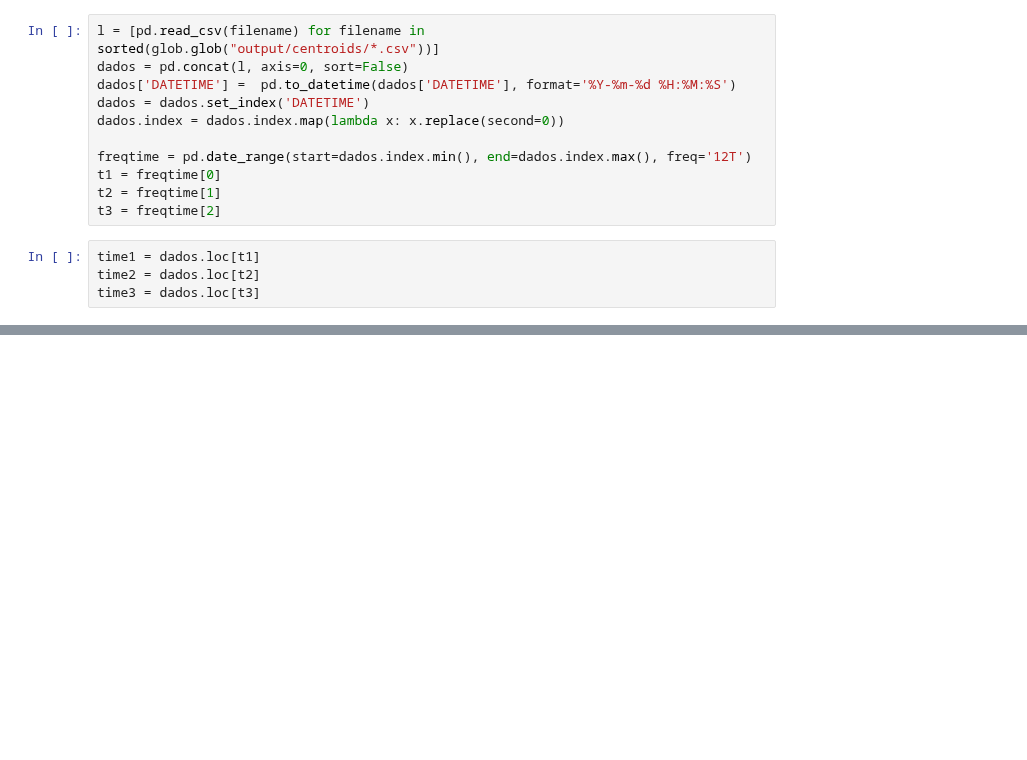
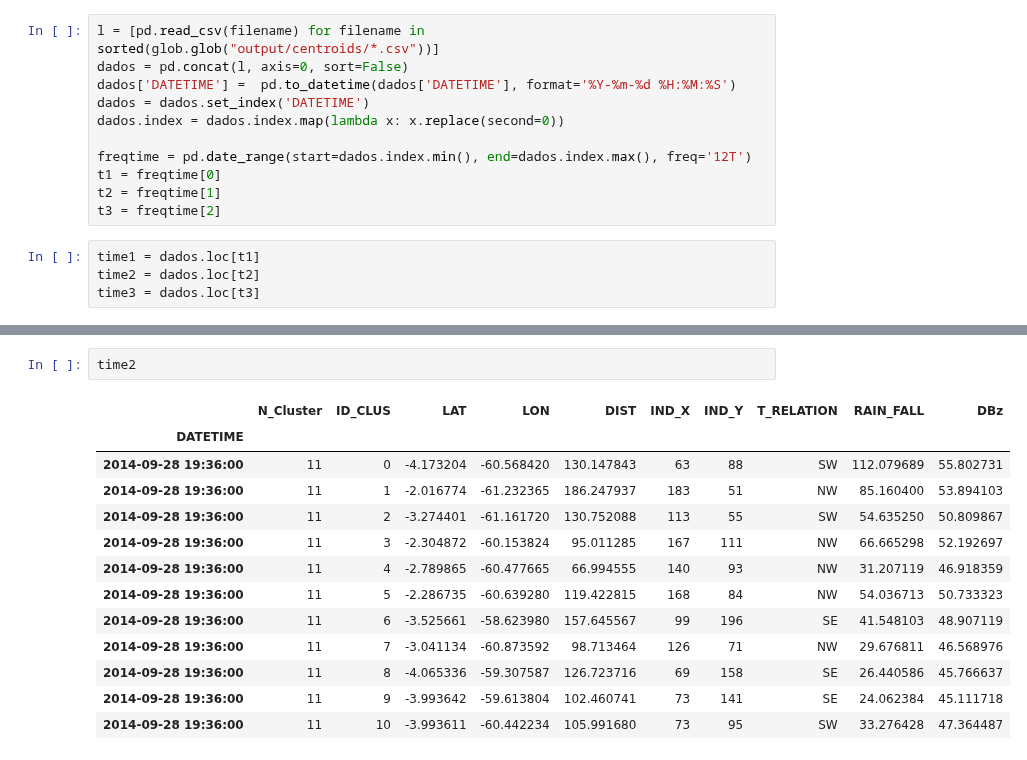
Before and after one commit to helvecioneto/CAP-394, a Jupyter notebook: 03-TRACKING-BY-HIERACLUST.ipynb, the cells around one changed output, grey strips where cells are left out. Saved outputs shown, nothing was run; the diff lists cells and outputs as text; blank space fills up the shorter version.

```diff
--- a/03-TRACKING-BY-HIERACLUST.ipynb
+++ b/03-TRACKING-BY-HIERACLUST.ipynb
@@ -22,0 +39,16 @@ time3 = dados.loc[t3]
+# %%
+time2
+# %% [output]
+|  | N_Cluster | ID_CLUS | LAT | LON | DIST | IND_X | IND_Y | T_RELATION | RAIN_FALL | DBz |
+| DATETIME |  |  |  |  |  |  |  |  |  |  |
+| 2014-09-28 19:36:00 | 11 | 0 | -4.173204 | -60.568420 | 130.147843 | 63 | 88 | SW | 112.079689 | 55.802731 |
+| 2014-09-28 19:36:00 | 11 | 1 | -2.016774 | -61.232365 | 186.247937 | 183 | 51 | NW | 85.160400 | 53.894103 |
+| 2014-09-28 19:36:00 | 11 | 2 | -3.274401 | -61.161720 | 130.752088 | 113 | 55 | SW | 54.635250 | 50.809867 |
+| 2014-09-28 19:36:00 | 11 | 3 | -2.304872 | -60.153824 | 95.011285 | 167 | 111 | NW | 66.665298 | 52.192697 |
+| 2014-09-28 19:36:00 | 11 | 4 | -2.789865 | -60.477665 | 66.994555 | 140 | 93 | NW | 31.207119 | 46.918359 |
+| 2014-09-28 19:36:00 | 11 | 5 | -2.286735 | -60.639280 | 119.422815 | 168 | 84 | NW | 54.036713 | 50.733323 |
+| 2014-09-28 19:36:00 | 11 | 6 | -3.525661 | -58.623980 | 157.645567 | 99 | 196 | SE | 41.548103 | 48.907119 |
+| 2014-09-28 19:36:00 | 11 | 7 | -3.041134 | -60.873592 | 98.713464 | 126 | 71 | NW | 29.676811 | 46.568976 |
+| 2014-09-28 19:36:00 | 11 | 8 | -4.065336 | -59.307587 | 126.723716 | 69 | 158 | SE | 26.440586 | 45.766637 |
+| 2014-09-28 19:36:00 | 11 | 9 | -3.993642 | -59.613804 | 102.460741 | 73 | 141 | SE | 24.062384 | 45.111718 |
+| 2014-09-28 19:36:00 | 11 | 10 | -3.993611 | -60.442234 | 105.991680 | 73 | 95 | SW | 33.276428 | 47.364487 |
```
Also changed, not shown: parts of 45 cells of this notebook, 1 other file.
